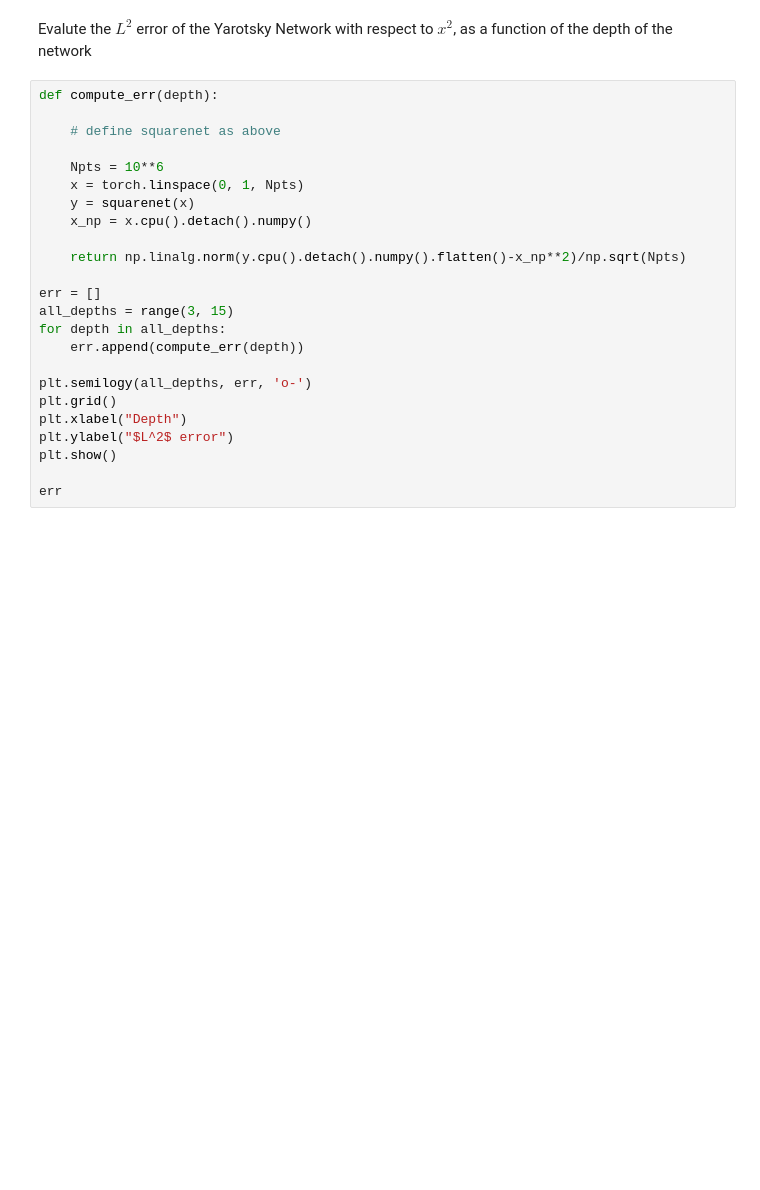
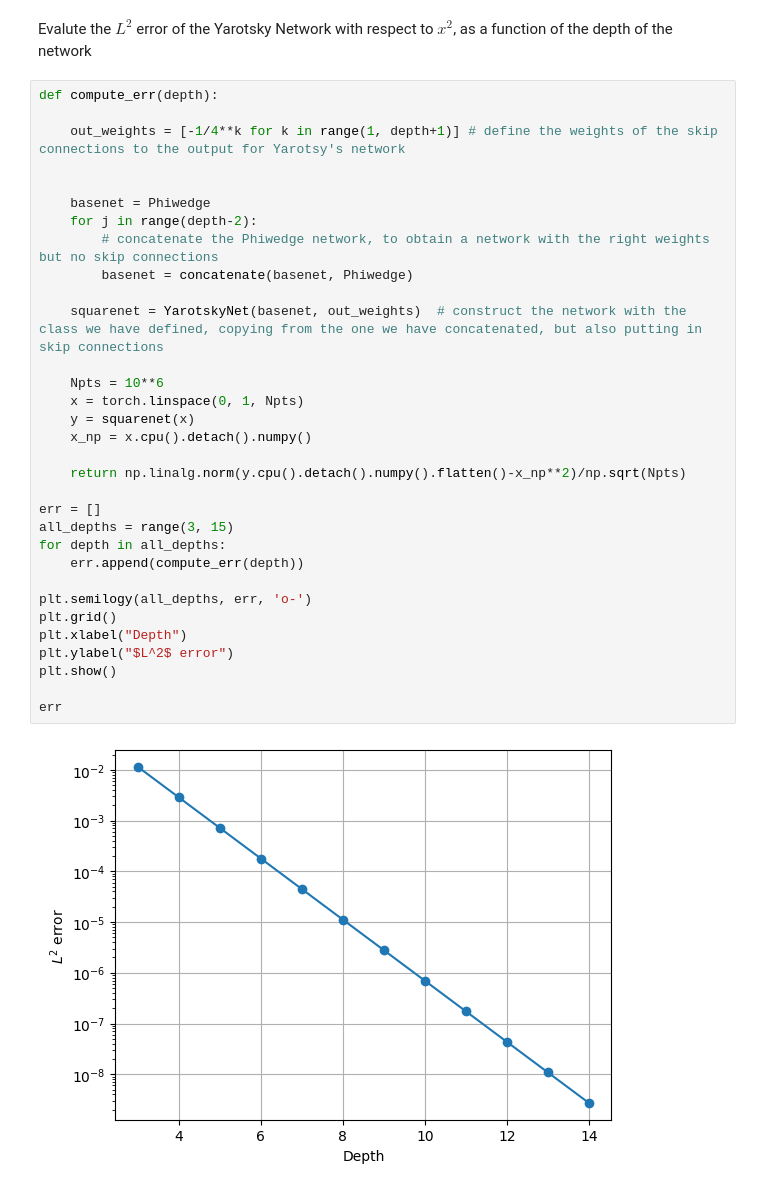
Before and after one commit to elenaionelaschipor/MLCS_2025-2026, a Jupyter notebook: lab1_intro_to_NNs/lab1_stud.ipynb, the cells around one changed output. Saved outputs shown, nothing was run; the diff lists cells and outputs as text; blank space fills up the shorter version.

```diff
--- a/lab1_intro_to_NNs/lab1_stud.ipynb
+++ b/lab1_intro_to_NNs/lab1_stud.ipynb
@@ -365,24 +420,34 @@ Evalute the $L^2$ error of the Yarotsky Network with respect to $x^2$, as a func
 # %%
 def compute_err(depth):
 
-    # define squarenet as above
+    out_weights = [-1/4**k for k in range(1, depth+1)] # define the weights of the skip connections to the output for Yarotsy's network
+
+
+    basenet = Phiwedge
+    for j in range(depth-2):
+        # concatenate the Phiwedge network, to obtain a network with the right weights but no skip connections
+        basenet = concatenate(basenet, Phiwedge)
+
+    squarenet = YarotskyNet(basenet, out_weights)  # construct the network with the class we have defined, copying from the one we have concatenated, but also putting in skip connections
 
     Npts = 10**6
     x = torch.linspace(0, 1, Npts)
     y = squarenet(x)
     x_np = x.cpu().detach().numpy()
 
     return np.linalg.norm(y.cpu().detach().numpy().flatten()-x_np**2)/np.sqrt(Npts)
 
 err = []
 all_depths = range(3, 15)
 for depth in all_depths:
     err.append(compute_err(depth))
 
 plt.semilogy(all_depths, err, 'o-')
 plt.grid()
 plt.xlabel("Depth")
 plt.ylabel("$L^2$ error")
 plt.show()
 
 err
+# %% [output]
+[figure, added]
```
Also changed, not shown: parts of 10 cells of this notebook.
